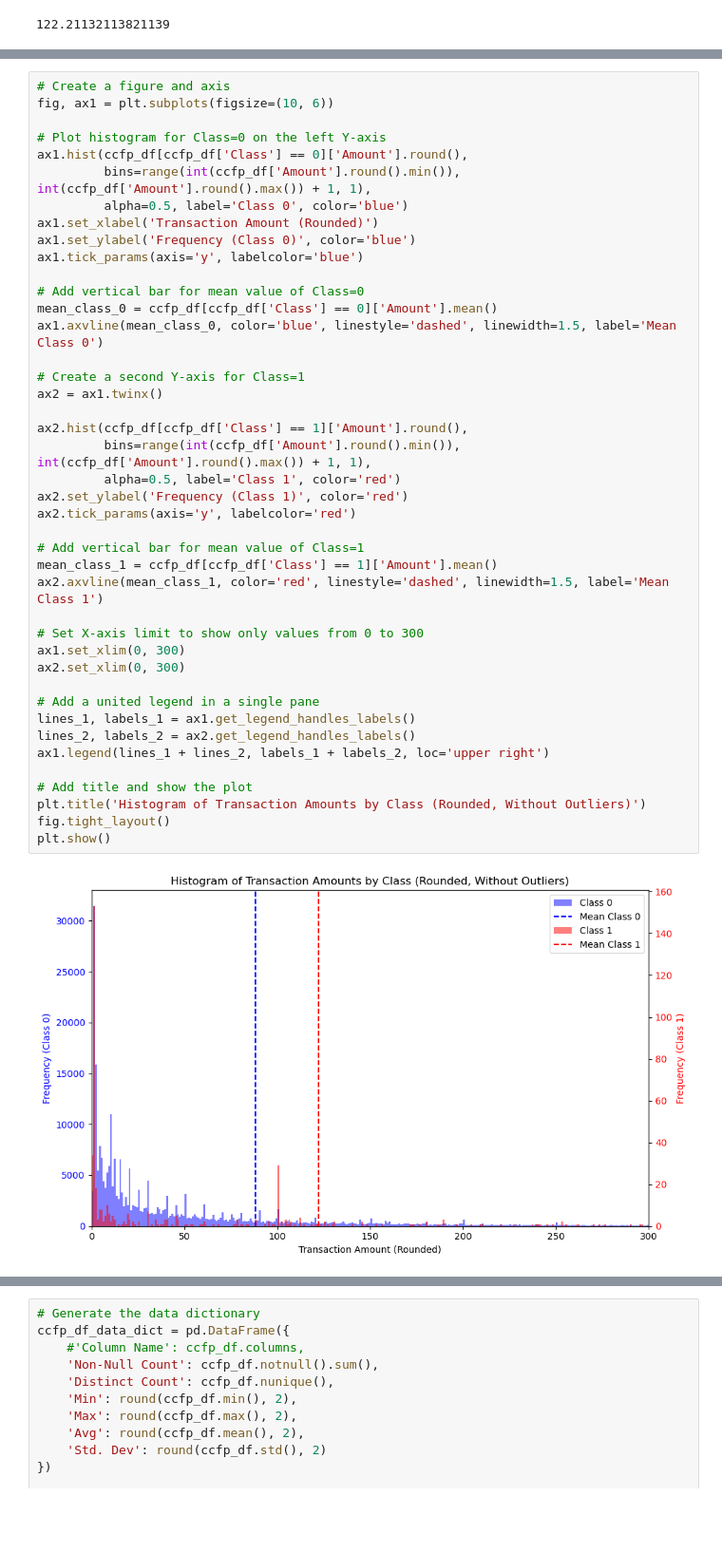
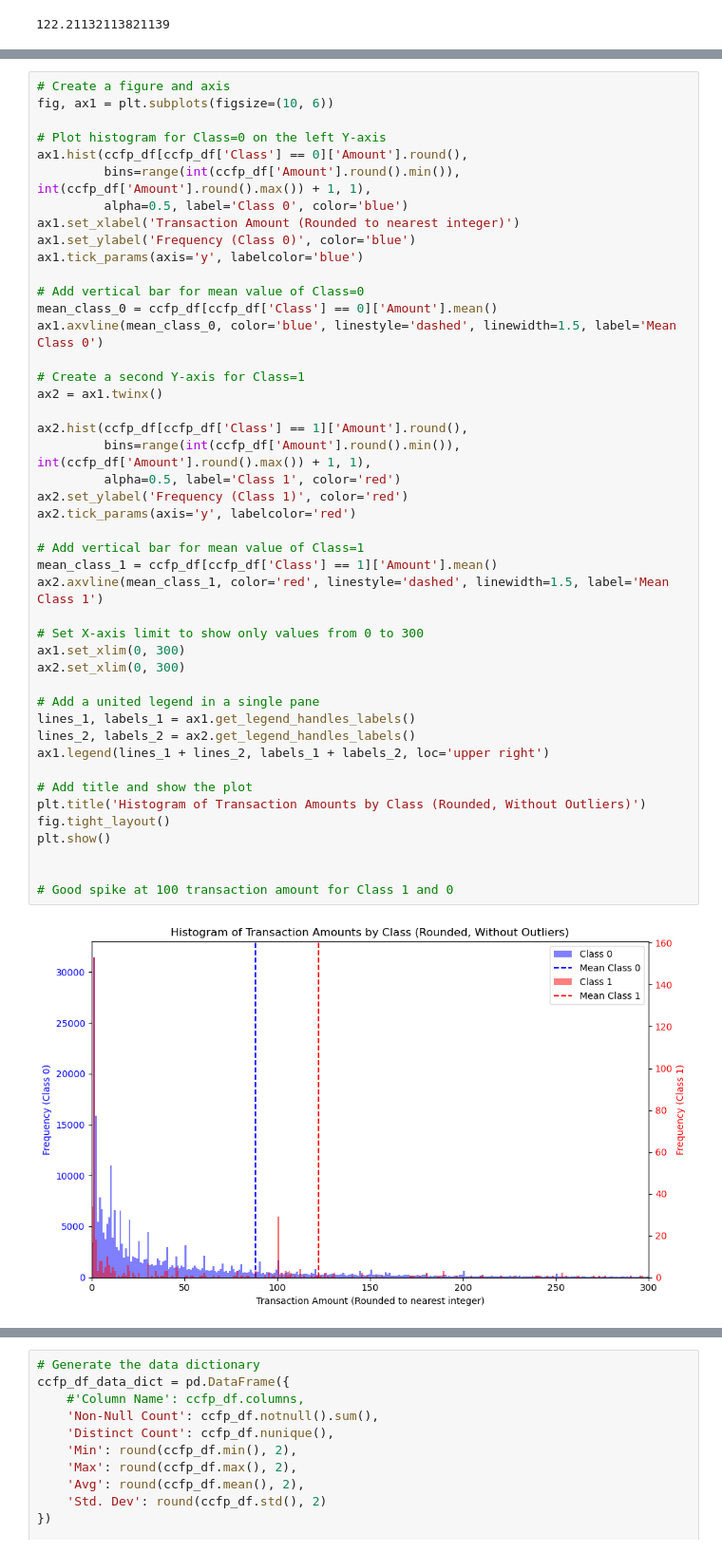
Before and after one commit to Nejel/data_security_gp, a Jupyter notebook: group_project.ipynb, the cells around one changed output, grey strips where cells are left out. Shown at 95% size. Drawn from its saved outputs; the diff is of its cells as text; blank space fills up the shorter version.

```diff
--- a/group_project.ipynb
+++ b/group_project.ipynb
@@ -51,7 +56,7 @@ fig, ax1 = plt.subplots(figsize=(10, 6))
 ax1.hist(ccfp_df[ccfp_df['Class'] == 0]['Amount'].round(),
          bins=range(int(ccfp_df['Amount'].round().min()), int(ccfp_df['Amount'].round().max()) + 1, 1),
          alpha=0.5, label='Class 0', color='blue')
-ax1.set_xlabel('Transaction Amount (Rounded)')
+ax1.set_xlabel('Transaction Amount (Rounded to nearest integer)')
 ax1.set_ylabel('Frequency (Class 0)', color='blue')
 ax1.tick_params(axis='y', labelcolor='blue')
 
@@ -59,31 +64,34 @@ ax1.tick_params(axis='y', labelcolor='blue')
 mean_class_0 = ccfp_df[ccfp_df['Class'] == 0]['Amount'].mean()
 ax1.axvline(mean_class_0, color='blue', linestyle='dashed', linewidth=1.5, label='Mean Class 0')
 
 # Create a second Y-axis for Class=1
 ax2 = ax1.twinx()
 
 ax2.hist(ccfp_df[ccfp_df['Class'] == 1]['Amount'].round(),
          bins=range(int(ccfp_df['Amount'].round().min()), int(ccfp_df['Amount'].round().max()) + 1, 1),
          alpha=0.5, label='Class 1', color='red')
 ax2.set_ylabel('Frequency (Class 1)', color='red')
 ax2.tick_params(axis='y', labelcolor='red')
 
 # Add vertical bar for mean value of Class=1
 mean_class_1 = ccfp_df[ccfp_df['Class'] == 1]['Amount'].mean()
 ax2.axvline(mean_class_1, color='red', linestyle='dashed', linewidth=1.5, label='Mean Class 1')
 
 # Set X-axis limit to show only values from 0 to 300
 ax1.set_xlim(0, 300)
 ax2.set_xlim(0, 300)
 
 # Add a united legend in a single pane
 lines_1, labels_1 = ax1.get_legend_handles_labels()
 lines_2, labels_2 = ax2.get_legend_handles_labels()
 ax1.legend(lines_1 + lines_2, labels_1 + labels_2, loc='upper right')
 
 # Add title and show the plot
 plt.title('Histogram of Transaction Amounts by Class (Rounded, Without Outliers)')
 fig.tight_layout()
 plt.show()
+
+
+# Good spike at 100 transaction amount for Class 1 and 0
 # %% [output]
-[figure, old version]
+[figure, new version]
```
Also changed, not shown: parts of 21 cells of this notebook.
